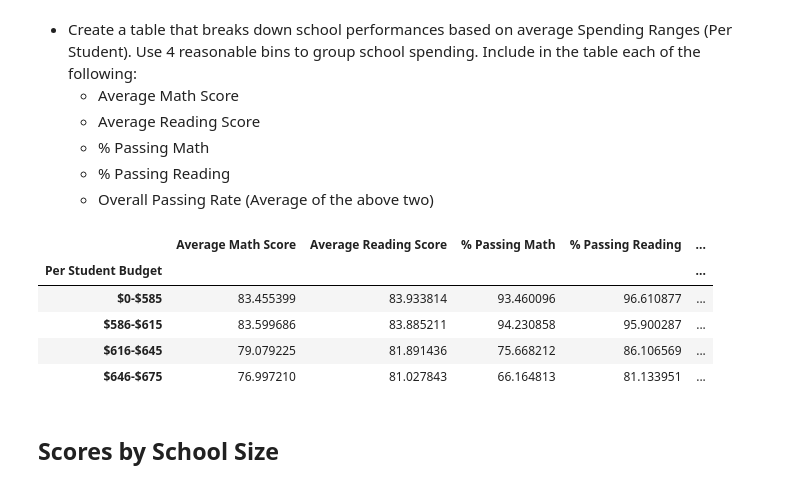
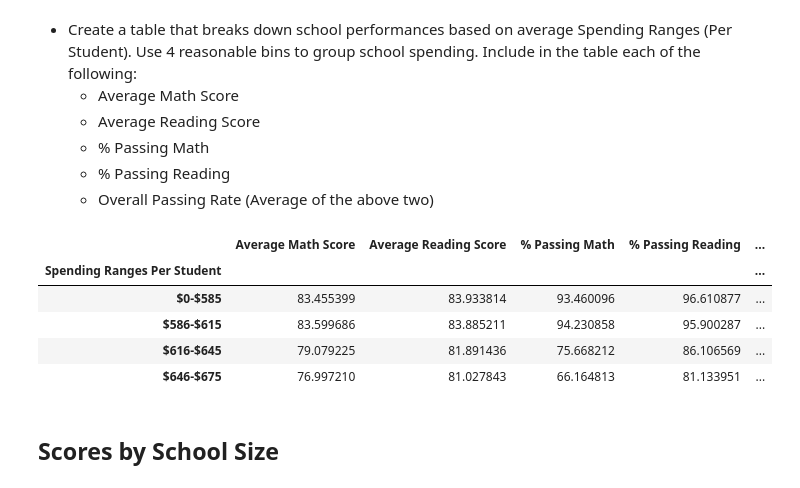
Before and after one commit to AndrewMSchell/Pandas-Challenge, a Jupyter notebook: PyCitySchools/PyCitySchools_starter.ipynb, the cells around one changed output. Cells and saved outputs as stored; diff of their text form; code cells hidden in the pictures.

```diff
--- a/PyCitySchools/PyCitySchools_starter.ipynb
+++ b/PyCitySchools/PyCitySchools_starter.ipynb
@@ -270,23 +270,24 @@ individual_reading_scores_by_grade
 # %%
 #Per Student Budget
 budget_bins = [0, 585, 615, 645, 675]
 budget_labels = ['$0-$585', '$586-$615', '$616-$645', '$646-$675']
-individual_schools["Per Student Budget"] = pd.cut(individual_schools["Per Student Budget"], budget_bins, labels=budget_labels)
-math_scores_per_spending = individual_schools.groupby(["Per Student Budget"]).mean()["Average Math Score"]
-reading_scores_per_spending = individual_schools.groupby(["Per Student Budget"]).mean()["Average Reading Score"]
-pass_math_per_spending = individual_schools.groupby(["Per Student Budget"]).mean()["% Passing Math"]
-pass_reading_per_spending = individual_schools.groupby(["Per Student Budget"]).mean()["% Passing Reading"]
+individual_schools["Spending Ranges Per Student"] = pd.cut(individual_schools["Per Student Budget"], budget_bins, labels=budget_labels)
+math_scores_per_spending = individual_schools.groupby(["Spending Ranges Per Student"]).mean()["Average Math Score"]
+reading_scores_per_spending = individual_schools.groupby(["Spending Ranges Per Student"]).mean()["Average Reading Score"]
+pass_math_per_spending = individual_schools.groupby(["Spending Ranges Per Student"]).mean()["% Passing Math"]
+pass_reading_per_spending = individual_schools.groupby(["Spending Ranges Per Student"]).mean()["% Passing Reading"]
 pass_overall_per_spending = (pass_math_per_spending + pass_reading_per_spending) / 2
 
 school_spending = pd.DataFrame({"Average Math Score": math_scores_per_spending,
                                "Average Reading Score": reading_scores_per_spending,
                                "% Passing Math": pass_math_per_spending,
                                "% Passing Reading": pass_reading_per_spending,
                                "% Overall Passing": pass_overall_per_spending})
+
 school_spending
 # %% [output]
 |  | Average Math Score | Average Reading Score | % Passing Math | % Passing Reading | ... |
-| Per Student Budget |  |  |  |  | ... |
+| Spending Ranges Per Student |  |  |  |  | ... |
 | $0-$585 | 83.455399 | 83.933814 | 93.460096 | 96.610877 | ... |
 | $586-$615 | 83.599686 | 83.885211 | 94.230858 | 95.900287 | ... |
 | $616-$645 | 79.079225 | 81.891436 | 75.668212 | 86.106569 | ... |
```
Also changed, not shown: parts of 1 cell of this notebook.
